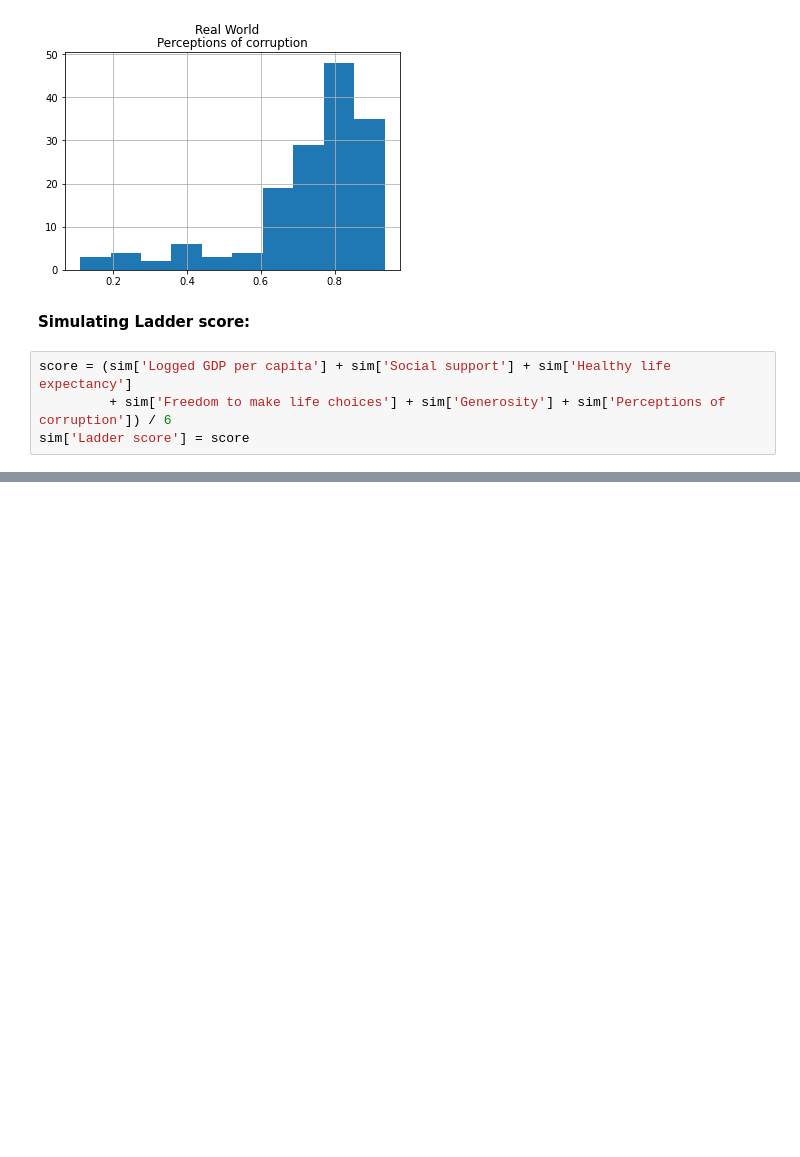
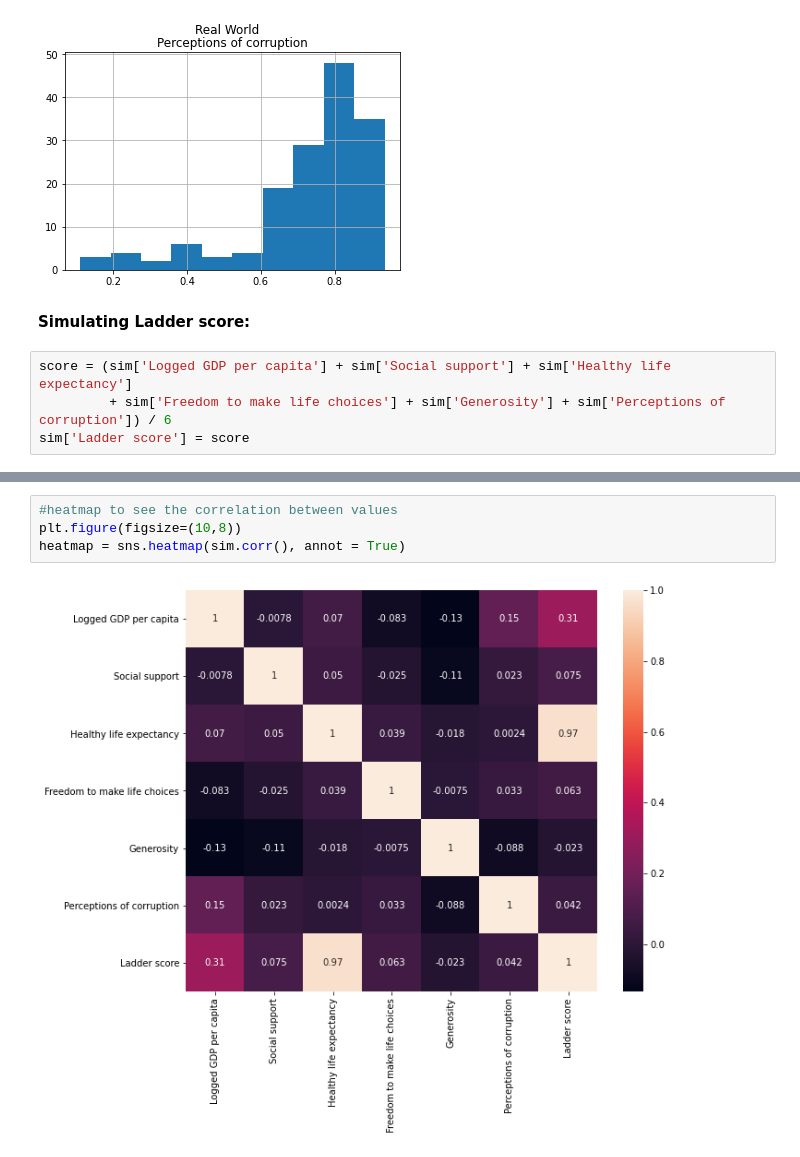
Before and after one commit to radekv23/rwp, a Jupyter notebook: WHR.ipynb, the cells around one changed output, grey strips where cells are left out. Saved outputs shown, nothing was run; the diff lists cells and outputs as text; blank space fills up the shorter version.

Commit message:
visualizations

```diff
--- a/WHR.ipynb
+++ b/WHR.ipynb
@@ -409,0 +422,6 @@ plt.show()
+# %%
+#heatmap to see the correlation between values
+plt.figure(figsize=(10,8))
+heatmap = sns.heatmap(sim.corr(), annot = True)
+# %% [output]
+[figure, added]
```
Also changed, not shown: parts of 19 cells of this notebook, 1 other file.
